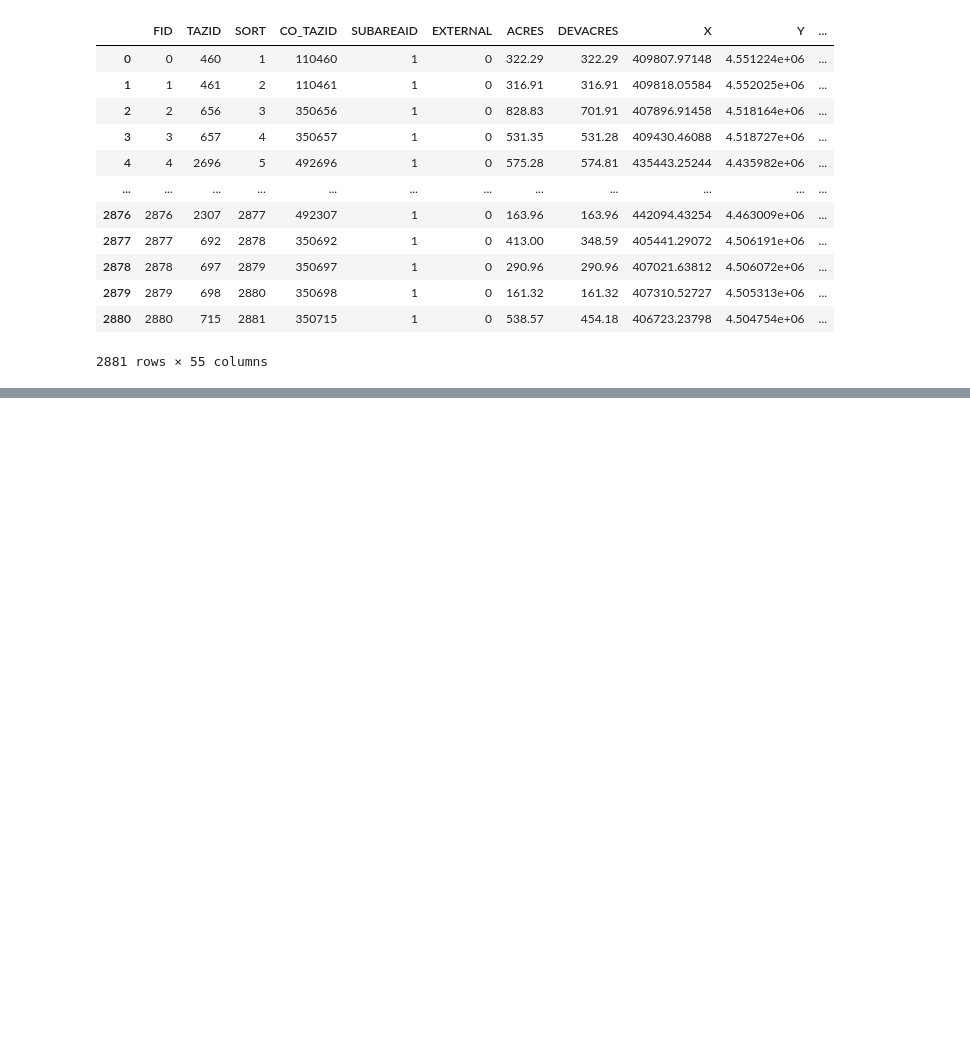
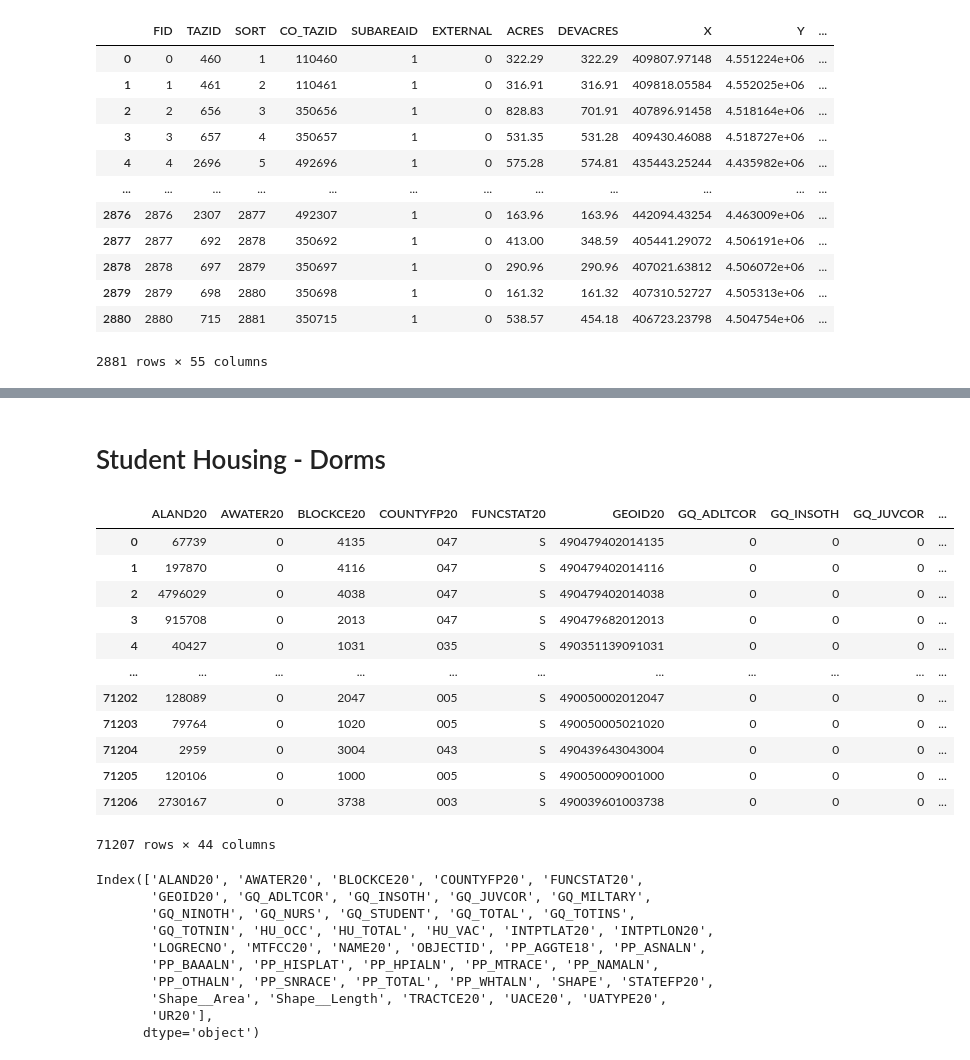
Before and after one commit to WFRCAnalytics/TDM-INP-College-Enrollment, a Jupyter notebook: 3b-Census Tract to TAZ.ipynb, the cells around one changed output, grey strips where cells are left out. Cells and saved outputs as stored; diff of their text form; code cells hidden in the pictures; blank space fills up the shorter version.

```diff
--- a/Census Tract to TAZ.ipynb
+++ b/3b-Census Tract to TAZ.ipynb
@@ -593,0 +463,33 @@ MapView(layout=Layout(height='600px', width='100%'), legend=True)
+# %% [markdown]
+# Student Housing - Dorms
+# %%
+#https://services1.arcgis.com/99lidPhWCzftIe9K/arcgis/rest/services/CensusBlocks2020/FeatureServer
+item = gis.content.get("2caf01e704614114868a3d801b82def6")
+flayer = item.layers[0]
+
+# create a Spatially Enabled DataFrame object
+sdfUtahCensusBlocks2020 = pd.DataFrame.spatial.from_layer(flayer)
+# %% [output]
+|  | ALAND20 | AWATER20 | BLOCKCE20 | COUNTYFP20 | FUNCSTAT20 | GEOID20 | GQ_ADLTCOR | GQ_INSOTH | GQ_JUVCOR | ... |
+| 0 | 67739 | 0 | 4135 | 047 | S | 490479402014135 | 0 | 0 | 0 | ... |
+| 1 | 197870 | 0 | 4116 | 047 | S | 490479402014116 | 0 | 0 | 0 | ... |
+| 2 | 4796029 | 0 | 4038 | 047 | S | 490479402014038 | 0 | 0 | 0 | ... |
+| 3 | 915708 | 0 | 2013 | 047 | S | 490479682012013 | 0 | 0 | 0 | ... |
+| 4 | 40427 | 0 | 1031 | 035 | S | 490351139091031 | 0 | 0 | 0 | ... |
+| ... | ... | ... | ... | ... | ... | ... | ... | ... | ... | ... |
+| 71202 | 128089 | 0 | 2047 | 005 | S | 490050002012047 | 0 | 0 | 0 | ... |
+| 71203 | 79764 | 0 | 1020 | 005 | S | 490050005021020 | 0 | 0 | 0 | ... |
+| 71204 | 2959 | 0 | 3004 | 043 | S | 490439643043004 | 0 | 0 | 0 | ... |
+| 71205 | 120106 | 0 | 1000 | 005 | S | 490050009001000 | 0 | 0 | 0 | ... |
+| 71206 | 2730167 | 0 | 3738 | 003 | S | 490039601003738 | 0 | 0 | 0 | ... |
+71207 rows × 44 columns
+Index(['ALAND20', 'AWATER20', 'BLOCKCE20', 'COUNTYFP20', 'FUNCSTAT20',
+       'GEOID20', 'GQ_ADLTCOR', 'GQ_INSOTH', 'GQ_JUVCOR', 'GQ_MILTARY',
+       'GQ_NINOTH', 'GQ_NURS', 'GQ_STUDENT', 'GQ_TOTAL', 'GQ_TOTINS',
+       'GQ_TOTNIN', 'HU_OCC', 'HU_TOTAL', 'HU_VAC', 'INTPTLAT20', 'INTPTLON20',
+       'LOGRECNO', 'MTFCC20', 'NAME20', 'OBJECTID', 'PP_AGGTE18', 'PP_ASNALN',
+       'PP_BAAALN', 'PP_HISPLAT', 'PP_HPIALN', 'PP_MTRACE', 'PP_NAMALN',
+       'PP_OTHALN', 'PP_SNRACE', 'PP_TOTAL', 'PP_WHTALN', 'SHAPE', 'STATEFP20',
+       'Shape__Area', 'Shape__Length', 'TRACTCE20', 'UACE20', 'UATYPE20',
+       'UR20'],
+      dtype='object')
```
Also changed, not shown: parts of 13 cells of this notebook, 4 other files.
